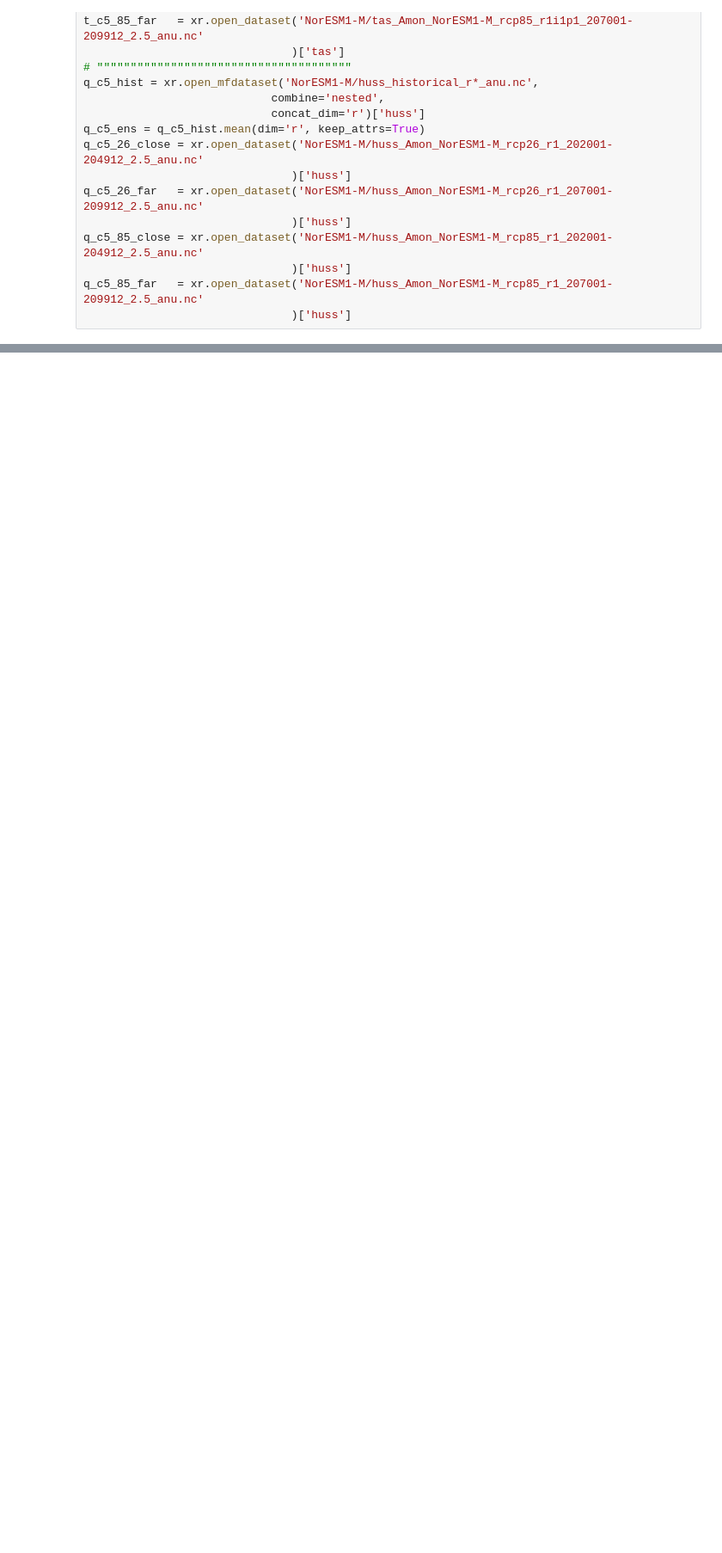
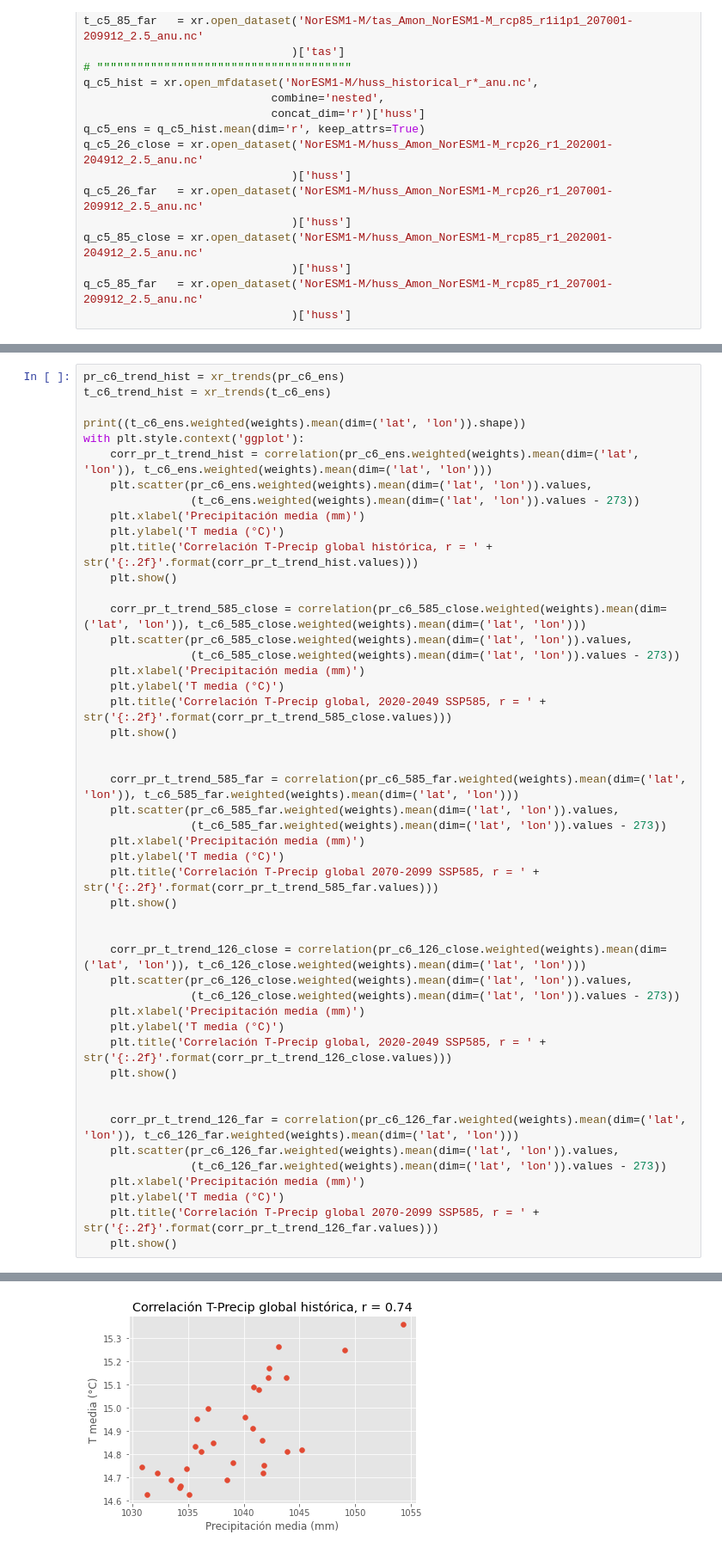
Before and after one commit to blychs/climatologia_fisica, a Jupyter notebook: practica4.ipynb, the cells around one changed output, grey strips where cells are left out. Shown at 86% size. Drawn from its saved outputs; the diff is of its cells as text; blank space fills up the shorter version.

```diff
--- a/practica4.ipynb
+++ b/practica4.ipynb
@@ -590,0 +684,49 @@ plt.show()
+# %%
+pr_c6_trend_hist = xr_trends(pr_c6_ens)
+t_c6_trend_hist = xr_trends(t_c6_ens)
+
+print((t_c6_ens.weighted(weights).mean(dim=('lat', 'lon')).shape))
+with plt.style.context('ggplot'):
+    corr_pr_t_trend_hist = correlation(pr_c6_ens.weighted(weights).mean(dim=('lat', 'lon')), t_c6_ens.weighted(weights).mean(dim=('lat', 'lon')))
+    plt.scatter(pr_c6_ens.weighted(weights).mean(dim=('lat', 'lon')).values,
+                (t_c6_ens.weighted(weights).mean(dim=('lat', 'lon')).values - 273))
+    plt.xlabel('Precipitación media (mm)')
+    plt.ylabel('T media (°C)')
+    plt.title('Correlación T-Precip global histórica, r = ' + str('{:.2f}'.format(corr_pr_t_trend_hist.values)))
+    plt.show()
+
+    corr_pr_t_trend_585_close = correlation(pr_c6_585_close.weighted(weights).mean(dim=('lat', 'lon')), t_c6_585_close.weighted(weights).mean(dim=('lat', 'lon')))
+    plt.scatter(pr_c6_585_close.weighted(weights).mean(dim=('lat', 'lon')).values,
+                (t_c6_585_close.weighted(weights).mean(dim=('lat', 'lon')).values - 273))
+    plt.xlabel('Precipitación media (mm)')
+    plt.ylabel('T media (°C)')
+    plt.title('Correlación T-Precip global, 2020-2049 SSP585, r = ' + str('{:.2f}'.format(corr_pr_t_trend_585_close.values)))
+    plt.show()
+
+
+    corr_pr_t_trend_585_far = correlation(pr_c6_585_far.weighted(weights).mean(dim=('lat', 'lon')), t_c6_585_far.weighted(weights).mean(dim=('lat', 'lon')))
+    plt.scatter(pr_c6_585_far.weighted(weights).mean(dim=('lat', 'lon')).values,
+                (t_c6_585_far.weighted(weights).mean(dim=('lat', 'lon')).values - 273))
+    plt.xlabel('Precipitación media (mm)')
+    plt.ylabel('T media (°C)')
+    plt.title('Correlación T-Precip global 2070-2099 SSP585, r = ' + str('{:.2f}'.format(corr_pr_t_trend_585_far.values)))
+    plt.show()
+
+
+    corr_pr_t_trend_126_close = correlation(pr_c6_126_close.weighted(weights).mean(dim=('lat', 'lon')), t_c6_126_close.weighted(weights).mean(dim=('lat', 'lon')))
+    plt.scatter(pr_c6_126_close.weighted(weights).mean(dim=('lat', 'lon')).values,
+                (t_c6_126_close.weighted(weights).mean(dim=('lat', 'lon')).values - 273))
+    plt.xlabel('Precipitación media (mm)')
+    plt.ylabel('T media (°C)')
+    plt.title('Correlación T-Precip global, 2020-2049 SSP585, r = ' + str('{:.2f}'.format(corr_pr_t_trend_126_close.values)))
+    plt.show()
+
+
+    corr_pr_t_trend_126_far = correlation(pr_c6_126_far.weighted(weights).mean(dim=('lat', 'lon')), t_c6_126_far.weighted(weights).mean(dim=('lat', 'lon')))
+    plt.scatter(pr_c6_126_far.weighted(weights).mean(dim=('lat', 'lon')).values,
+                (t_c6_126_far.weighted(weights).mean(dim=('lat', 'lon')).values - 273))
+    plt.xlabel('Precipitación media (mm)')
+    plt.ylabel('T media (°C)')
+    plt.title('Correlación T-Precip global 2070-2099 SSP585, r = ' + str('{:.2f}'.format(corr_pr_t_trend_126_far.values)))
+    plt.show()
+# %% [output]
@@ -590,0 +734 @@ plt.show()
+[figure, added]
```
Also changed, not shown: parts of 20 cells of this notebook.
